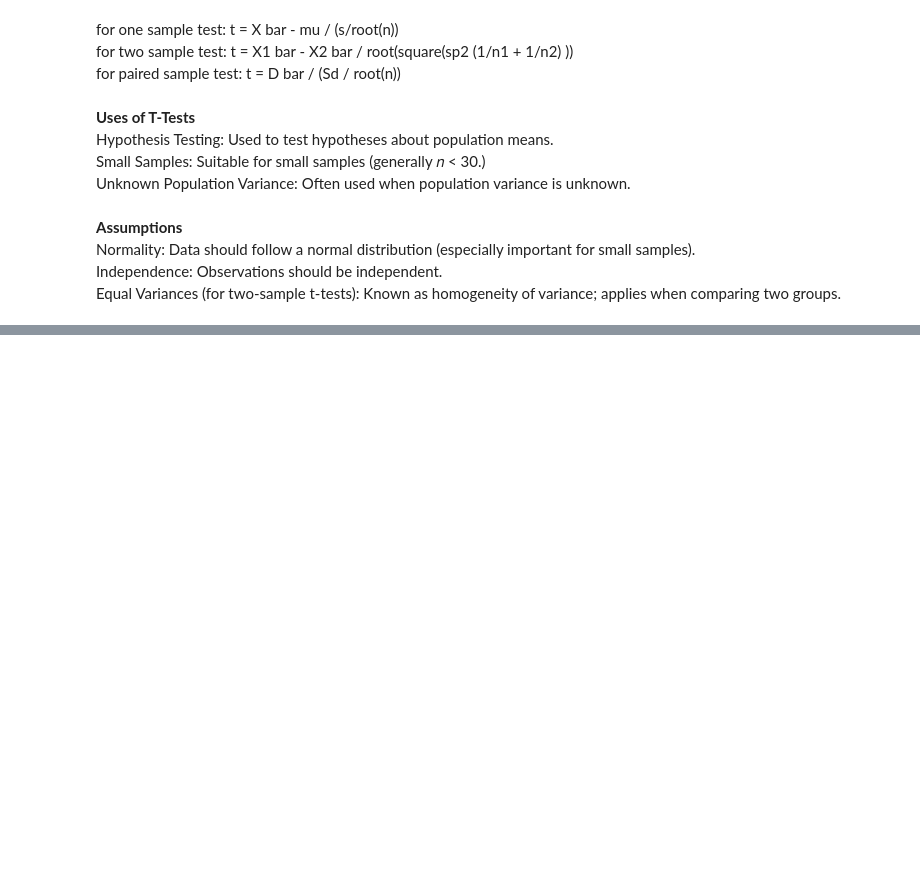
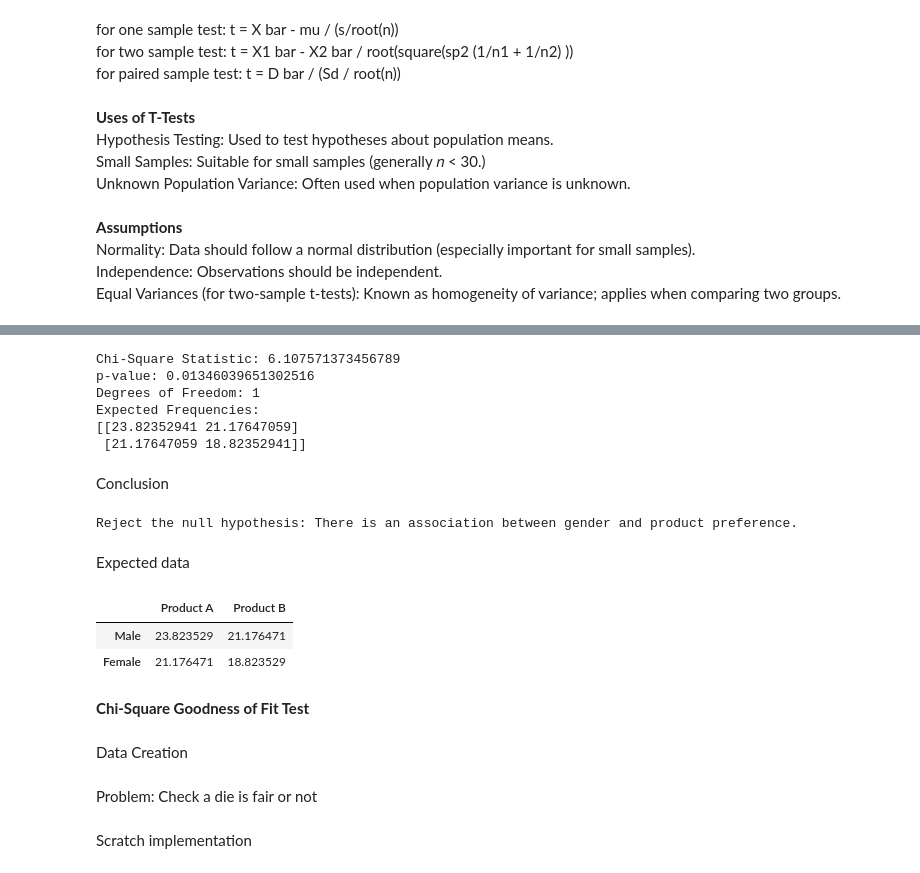
Before and after one commit to arjunravi26/Hypothesis-test, a Jupyter notebook: hypothesi_test.ipynb, the cells around one changed output, grey strips where cells are left out. Saved outputs shown, nothing was run; the diff lists cells and outputs as text; code cells hidden in the pictures; blank space fills up the shorter version.

```diff
--- a/hypothesi_test.ipynb
+++ b/hypothesi_test.ipynb
@@ -170,0 +391,42 @@ Equal Variances (for two-sample t-tests): Known as homogeneity of variance; appl
+# %%
+# Perform Chi-Square Test of Independence
+chi2, p, dof, expected = stats.chi2_contingency(data)
+
+print(f"Chi-Square Statistic: {chi2}")
+print(f"p-value: {p}")
+print(f"Degrees of Freedom: {dof}")
+print("Expected Frequencies:")
+print(expected)
+# %% [output]
+Chi-Square Statistic: 6.107571373456789
+p-value: 0.01346039651302516
+Degrees of Freedom: 1
+Expected Frequencies:
+[[23.82352941 21.17647059]
+ [21.17647059 18.82352941]]
+# %% [markdown]
+Conclusion
+# %%
+if p < 0.05:
+    print("Reject the null hypothesis: There is an association between gender and product preference.")
+else:
+    print("Fail to reject the null hypothesis: No association between gender and product preference.")
+# Create a DataFrame for the observed counts
+# %% [output]
+Reject the null hypothesis: There is an association between gender and product preference.
+# %% [markdown]
+Expected data
+# %%
+# Create a DataFrame for the expected frequencies
+df_expected = pd.DataFrame(expected, index=["Male", "Female"], columns=["Product A", "Product B"])
+df_expected
+# %% [output]
+|  | Product A | Product B |
+| Male | 23.823529 | 21.176471 |
+| Female | 21.176471 | 18.823529 |
+# %% [markdown]
+**Chi-Square Goodness of Fit Test**
+# %% [markdown]
+Data Creation
+# %% [markdown]
+Problem: Check a die is fair or not
@@ -170,0 +437,2 @@ Equal Variances (for two-sample t-tests): Known as homogeneity of variance; appl
+# %% [markdown]
+Scratch implementation
```
Also changed, not shown: parts of 62 cells of this notebook.
